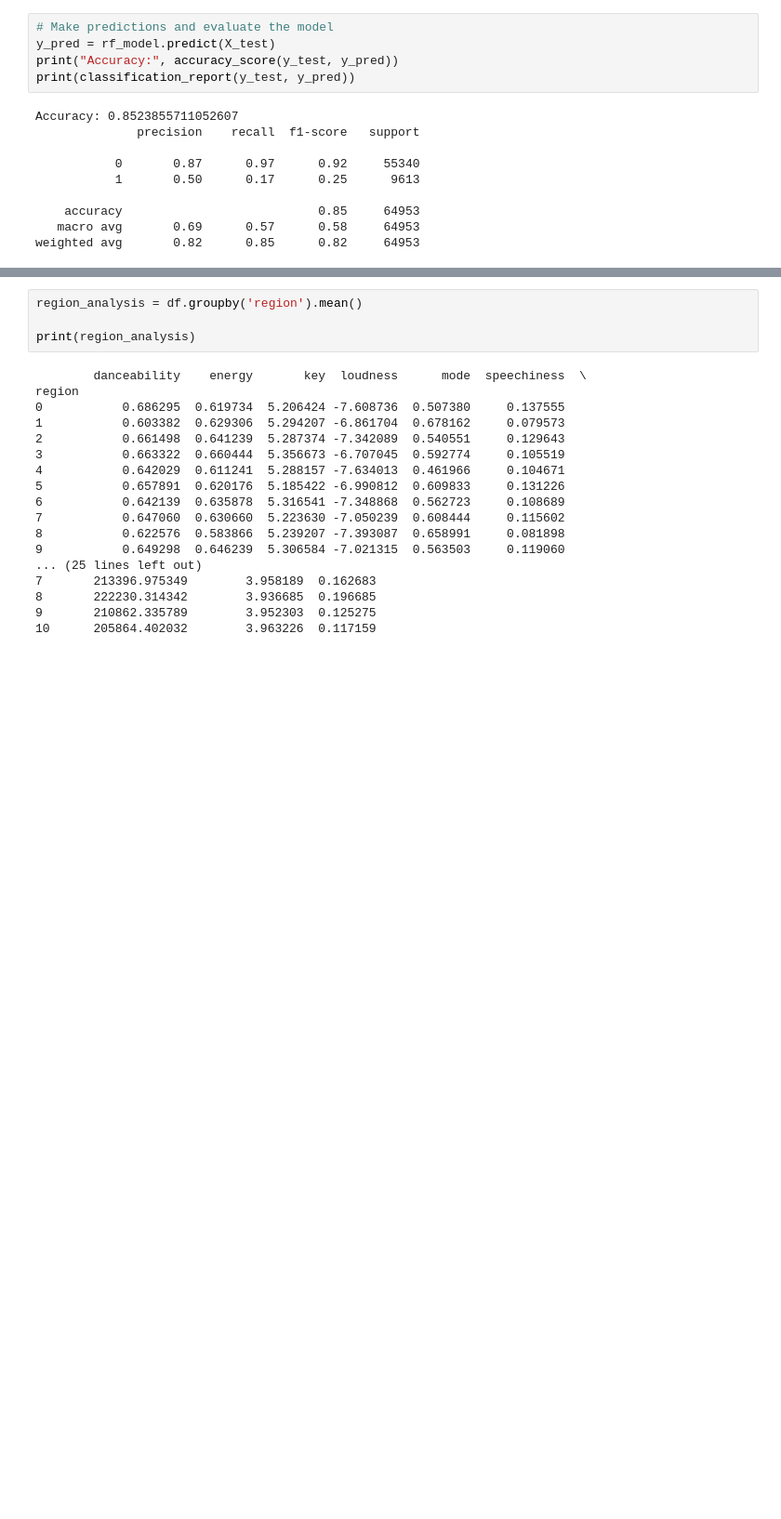
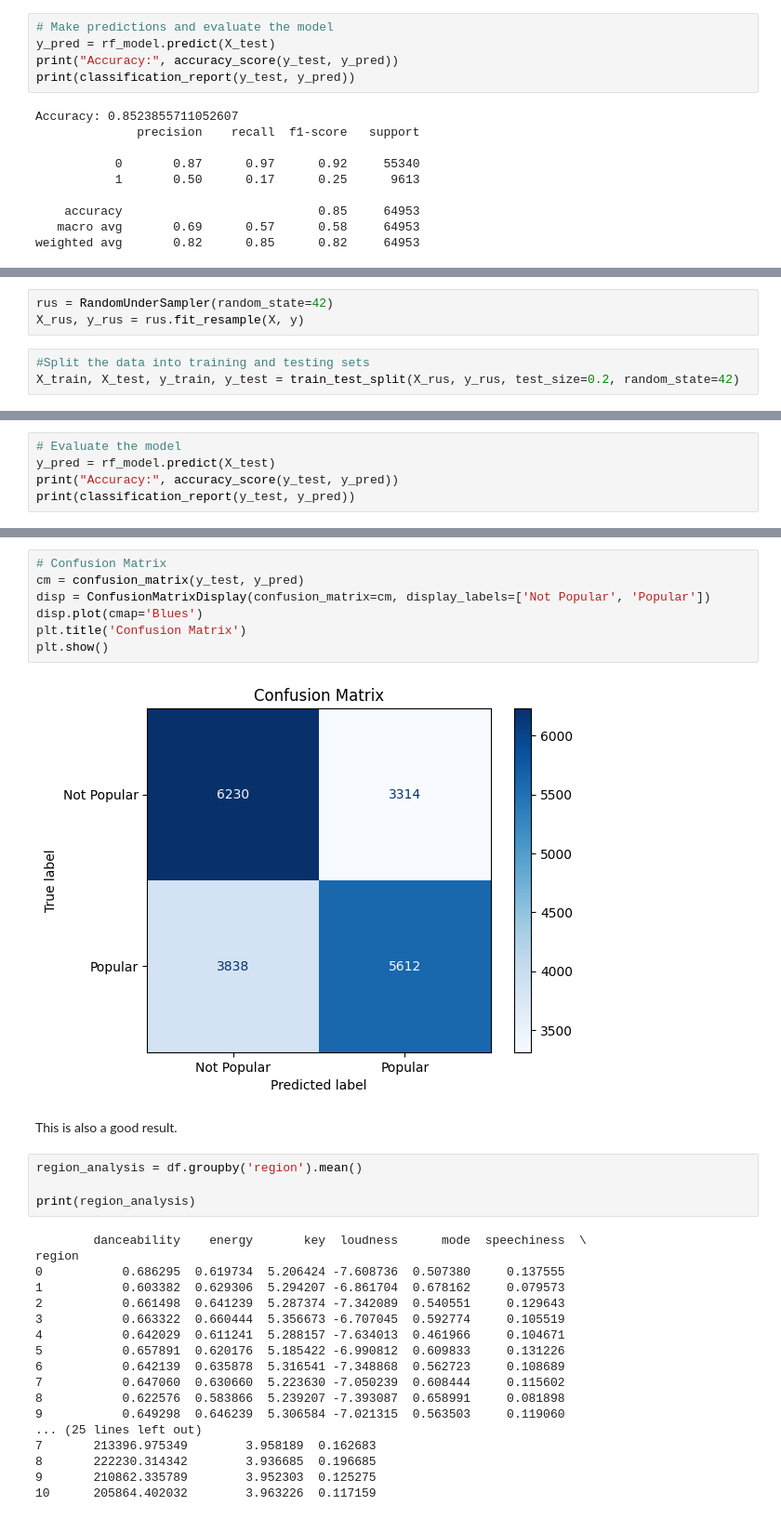
Before and after one commit to noemichem/Data-mining-project, a Jupyter notebook: notebooks_final/Algorithms/random_forest.ipynb, the cells around one changed output, grey strips where cells are left out. Shown: that part at 93% size. Saved outputs shown, nothing was run; the diff lists cells and outputs as text; blank space fills up the shorter version.

```diff
--- a/notebooks_final/Algorithms/random_forest.ipynb
+++ b/notebooks_final/Algorithms/random_forest.ipynb
@@ -113,0 +168,6 @@ weighted avg       0.82      0.85      0.82     64953
+# %%
+rus = RandomUnderSampler(random_state=42)
+X_rus, y_rus = rus.fit_resample(X, y)
+# %%
+#Split the data into training and testing sets
+X_train, X_test, y_train, y_test = train_test_split(X_rus, y_rus, test_size=0.2, random_state=42)
@@ -113,0 +180,5 @@ weighted avg       0.82      0.85      0.82     64953
+# %%
+# Evaluate the model
+y_pred = rf_model.predict(X_test)
+print("Accuracy:", accuracy_score(y_test, y_pred))
+print(classification_report(y_test, y_pred))
@@ -114,3 +195,14 @@ weighted avg       0.82      0.85      0.82     64953
+# %%
+# Confusion Matrix
+cm = confusion_matrix(y_test, y_pred)
+disp = ConfusionMatrixDisplay(confusion_matrix=cm, display_labels=['Not Popular', 'Popular'])
+disp.plot(cmap='Blues')
+plt.title('Confusion Matrix')
+plt.show()
+# %% [output]
+[figure, added]
+# %% [markdown]
+This is also a good result.
 # %%
 region_analysis = df.groupby('region').mean()
 
```
Also changed, not shown: parts of 26 cells of this notebook, 15 other files.
